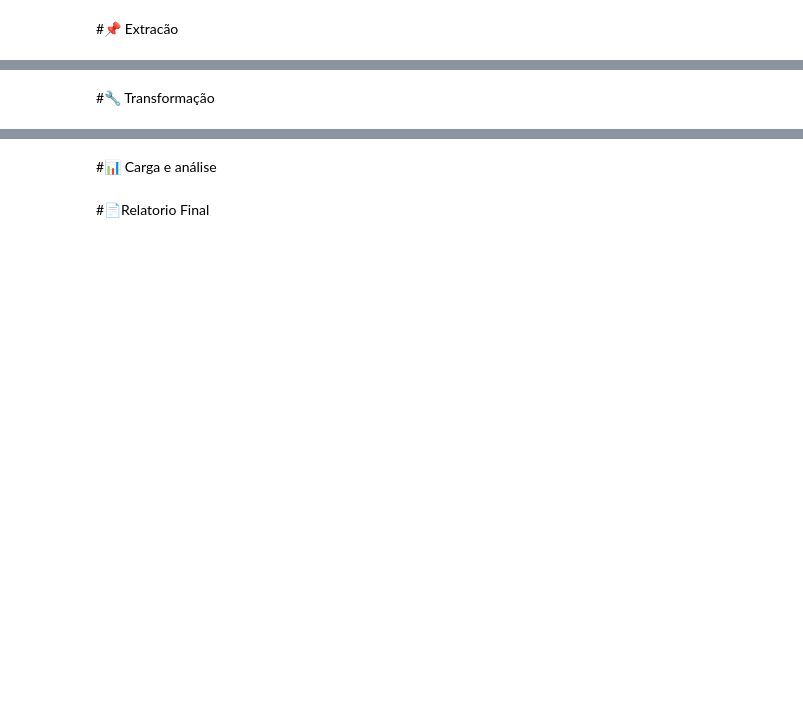
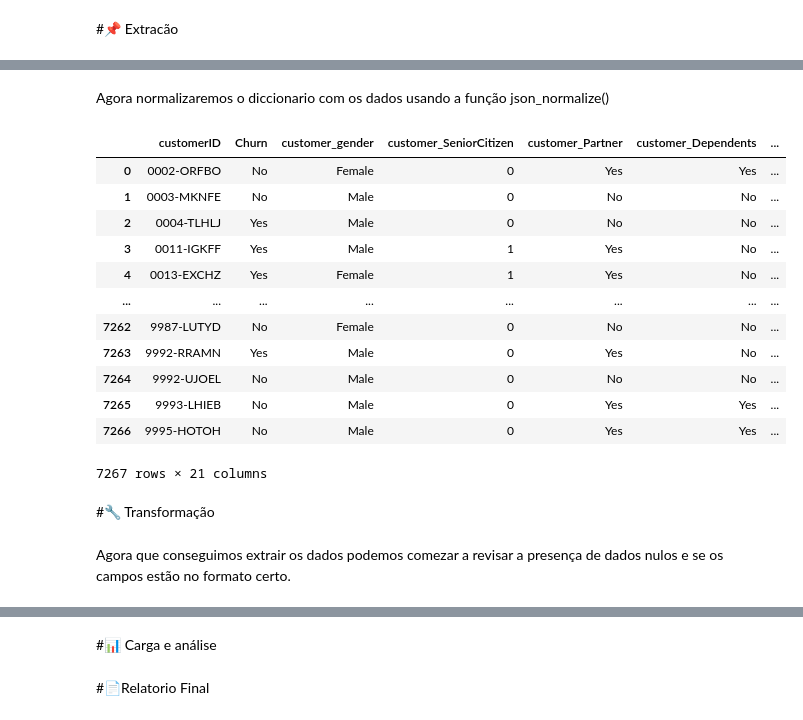
Before and after one commit to Angel-Arroyo-H/alura-data-science-challenge-2, a Jupyter notebook: Alura_DataScience_Challenge2.ipynb, the cells around one changed output, grey strips where cells are left out. Drawn from its saved outputs; the diff is of its cells as text; code cells hidden in the pictures; blank space fills up the shorter version.

```diff
--- a/Alura_DataScience_Challenge2.ipynb
+++ b/Alura_DataScience_Challenge2.ipynb
@@ -4,0 +96,7 @@
+# %%
+import requests
+import json
+
+dados_json = requests.get(url)
+dados_dict = json.loads(dados_json.text)
+pd.DataFrame(dados_dict)
@@ -5,2 +117,23 @@
+# %% [markdown]
+Agora normalizaremos o diccionario com os dados usando a função json_normalize()
+# %%
+dados_normalizados  = pd.json_normalize(dados_dict,sep='_')
+dados_normalizados
+# %% [output]
+|  | customerID | Churn | customer_gender | customer_SeniorCitizen | customer_Partner | customer_Dependents | ... |
+| 0 | 0002-ORFBO | No | Female | 0 | Yes | Yes | ... |
+| 1 | 0003-MKNFE | No | Male | 0 | No | No | ... |
+| 2 | 0004-TLHLJ | Yes | Male | 0 | No | No | ... |
+| 3 | 0011-IGKFF | Yes | Male | 1 | Yes | No | ... |
+| 4 | 0013-EXCHZ | Yes | Female | 1 | Yes | No | ... |
+| ... | ... | ... | ... | ... | ... | ... | ... |
+| 7262 | 9987-LUTYD | No | Female | 0 | No | No | ... |
+| 7263 | 9992-RRAMN | Yes | Male | 0 | Yes | No | ... |
+| 7264 | 9992-UJOEL | No | Male | 0 | No | No | ... |
+| 7265 | 9993-LHIEB | No | Male | 0 | Yes | Yes | ... |
+| 7266 | 9995-HOTOH | No | Male | 0 | Yes | Yes | ... |
+7267 rows × 21 columns
 # %% [markdown]
 #🔧 Transformação
+# %% [markdown]
+Agora que conseguimos extrair os dados podemos comezar a revisar a presença de dados nulos e se os campos estão no formato certo.
```
Also changed, not shown: parts of 50 cells of this notebook.
